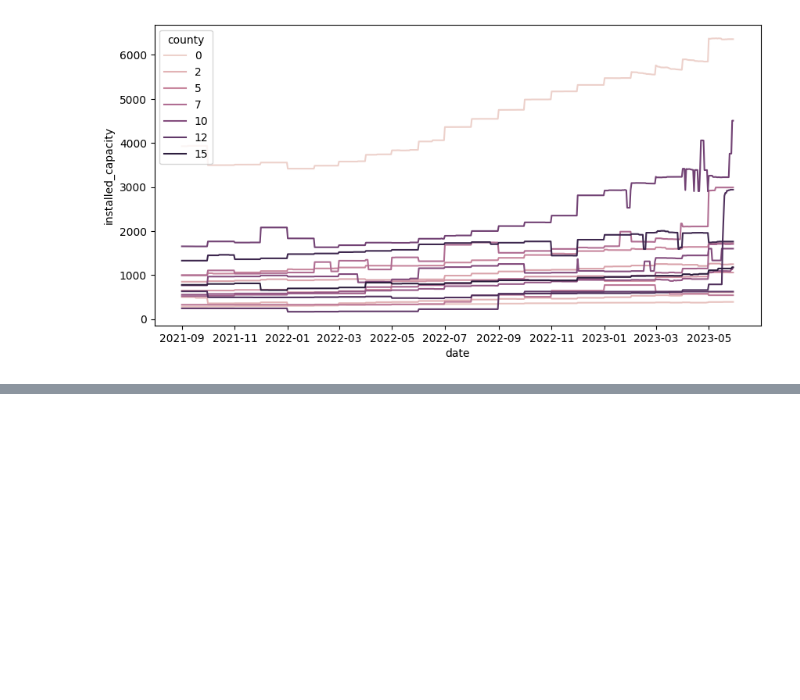
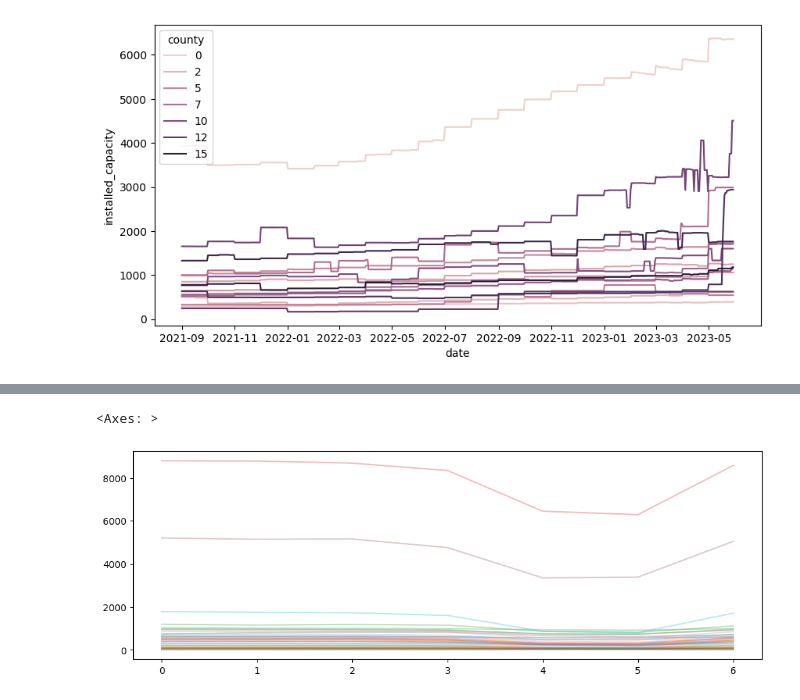
Before and after one commit to lrast/energyusageprediction, a Jupyter notebook: notebooks/0.1-ExploratoryDataAnalysis.ipynb, the cells around one changed output, grey strips where cells are left out. Cells and saved outputs as stored; diff of their text form; code cells hidden in the pictures; blank space fills up the shorter version.

```diff
--- a/notebooks/0.1-ExploratoryDataAnalysis.ipynb
+++ b/notebooks/0.1-ExploratoryDataAnalysis.ipynb
@@ -192,0 +205,12 @@ Hard to read much out of the county level data. Except that we know that one cou
+# %%
+trainData = pl.from_dataframe(data.train)
+# %%
+# add weekday column
+trainData = trainData.with_columns(pl.col('datetime').dt.weekday().alias('weekday'))
+# %%
+weekdayEffect = trainData.filter( (pl.col('is_consumption') == 1) & (pl.col('is_business') == 1)
+                ).pivot(index='weekday', columns='prediction_unit_id', values='target', aggregate_function='mean')
+weekdayEffect.to_pandas().plot(legend=False, alpha=0.3)
+# %% [output]
+<Axes: >
+[figure, added]
```
Also changed, not shown: parts of 57 cells of this notebook, 5 other files.
